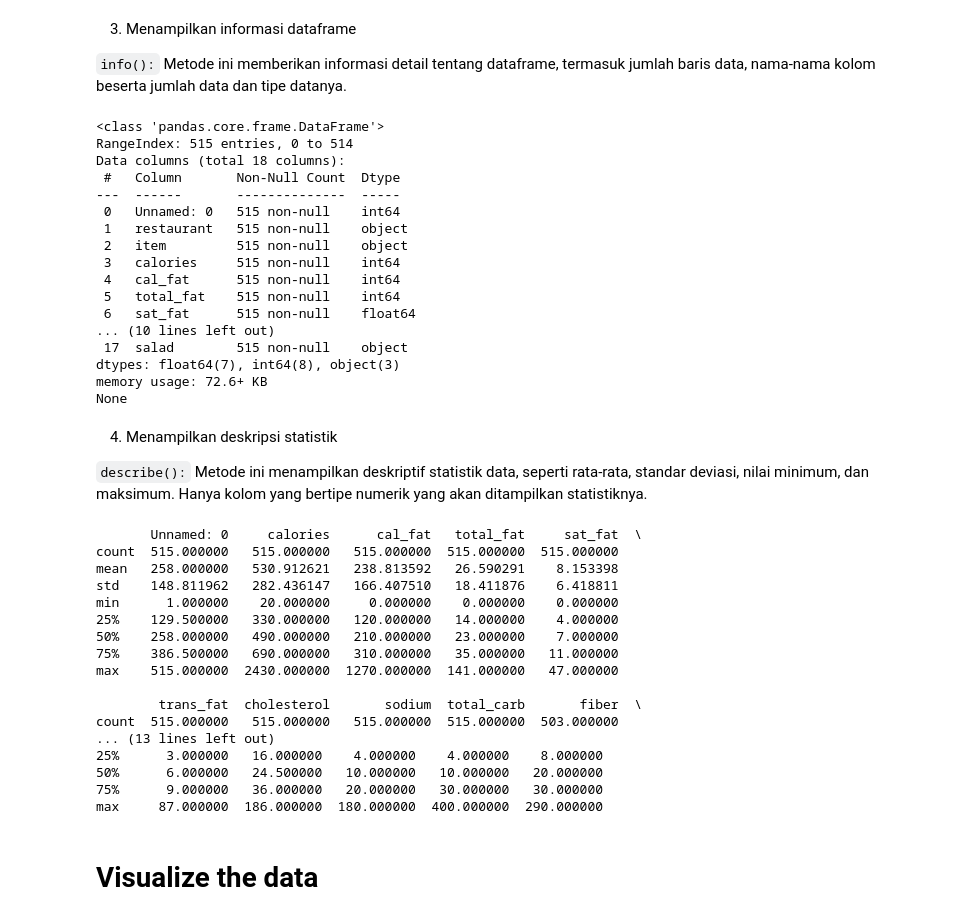
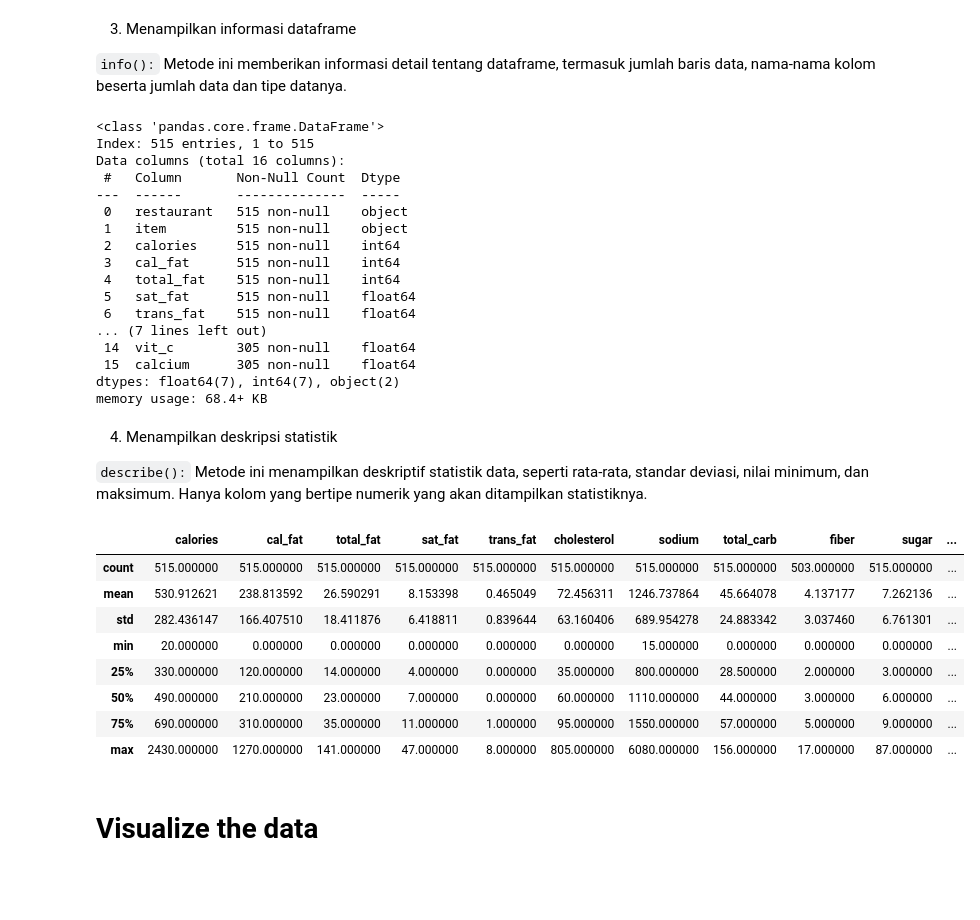
Before and after one commit to Mizuras/Intro-to-Programming, a Jupyter notebook: 2-Data-Visualization/Mini_Project.ipynb, the cells around one changed output. Saved outputs shown, nothing was run; the diff lists cells and outputs as text; code cells hidden in the pictures; blank space fills up the shorter version.

```diff
--- a/2-Data-Visualization/Mini_Project.ipynb
+++ b/2-Data-Visualization/Mini_Project.ipynb
@@ -22,7 +22,7 @@ import seaborn as sns
 
 Untuk menentukan jalur file dalam berbagai bahasa pemrograman, Anda dapat menggunakan sintaks yang sesuai dengan bahasa yang Anda gunakan. Di bawah ini adalah contoh cara menentukan jalur file dalam beberapa bahasa pemrograman yang umum digunakan:
 # %%
-file_path = 'C:/Users/ASUS/New folder/Intro-to-Programming/2-Data-Visualization/Data/fastfood_calories.csv'
+file_path = "D:\\KULIAH\\MSIB\\Skilvul\\Learn\\Intro-to-Programming\\2-Data-Visualization\\Data\\fastfood_calories.csv"
 # %% [markdown]
 Pastikan untuk mengganti "/path/to/your/file.txt" dengan jalur sebenarnya ke file yang Anda tuju. Dalam beberapa kasus, Anda mungkin juga perlu menggunakan karakter escape untuk karakter seperti backslash ("") dalam jalur file, tergantung pada bahasa pemrograman yang Anda gunakan.
 # %% [markdown]
@@ -56,11 +40,9 @@ Contoh menggunakan Pandas
 
 Metode `.head()` akan menampilkan lima baris pertama dari dataframe. Jika ingin menampilkan jumlah baris yang berbeda, dapat menambahkan argumen ke dalam metode tersebut, misalnya `df.head(10)` untuk menampilkan sepuluh baris pertama.
 # %%
-import pandas as pd
-
 # Read the CSV file
-df = pd.read_csv('C:/Users/ASUS/New folder/Intro-to-Programming/2-Data-Visualization/Data/fastfood_calories.csv')
+df = pd.read_csv(file_path, index_col=[0]).drop(columns=['salad'])
 
 # Display the first few rows of the dataframe
-print(df.head())
+df.head()
 # %% [output]
@@ -88,11 +56,3 @@ print(df.head())
 2. Menampilkan beberapa baris terbawah
 
 Metode `.tail()` akan menampilkan lima baris terbawah dari dataframe. Jika Anda ingin menampilkan jumlah baris yang berbeda, Anda dapat menambahkan argumen ke dalam metode tersebut, misalnya `df.tail(5)` untuk menampilkan sepuluh baris terbawah.
-# %%
-import pandas as pd
-
-# Read your CSV file into a dataframe (replace 'your_file.csv' with the actual file path)
-df = pd.read_csv('C:/Users/ASUS/New folder/Intro-to-Programming/2-Data-Visualization/Data/fastfood_calories.csv')
-
-# Display the last 5 rows
-print(df.tail(5))
@@ -123,50 +72,42 @@ print(df.tail(5))
 `info():` Metode ini memberikan informasi detail tentang dataframe, termasuk jumlah baris data, nama-nama kolom beserta jumlah data dan tipe datanya.
 # %%
 # Display information about the dataframe
-print(df.info())
+df.info()
 # %% [output]
 <class 'pandas.core.frame.DataFrame'>
-RangeIndex: 515 entries, 0 to 514
-Data columns (total 18 columns):
+Index: 515 entries, 1 to 515
+Data columns (total 16 columns):
  #   Column       Non-Null Count  Dtype
 ---  ------       --------------  -----
- 0   Unnamed: 0   515 non-null    int64
- 1   restaurant   515 non-null    object
- 2   item         515 non-null    object
- 3   calories     515 non-null    int64
- 4   cal_fat      515 non-null    int64
- 5   total_fat    515 non-null    int64
- 6   sat_fat      515 non-null    float64
-... (10 lines left out)
- 17  salad        515 non-null    object
-dtypes: float64(7), int64(8), object(3)
-memory usage: 72.6+ KB
-None
+ 0   restaurant   515 non-null    object
+ 1   item         515 non-null    object
+ 2   calories     515 non-null    int64
+ 3   cal_fat      515 non-null    int64
+ 4   total_fat    515 non-null    int64
+ 5   sat_fat      515 non-null    float64
+ 6   trans_fat    515 non-null    float64
+... (7 lines left out)
+ 14  vit_c        305 non-null    float64
+ 15  calcium      305 non-null    float64
+dtypes: float64(7), int64(7), object(2)
+memory usage: 68.4+ KB
 # %% [markdown]
 4. Menampilkan deskripsi statistik
 
 `describe():` Metode ini menampilkan deskriptif statistik data, seperti rata-rata, standar deviasi, nilai minimum, dan maksimum. Hanya kolom yang bertipe numerik yang akan ditampilkan statistiknya.
 # %%
 # Displays descriptive statistical data
-print(df.describe())
+df.describe()
 # %% [output]
-       Unnamed: 0     calories      cal_fat   total_fat     sat_fat  \
-count  515.000000   515.000000   515.000000  515.000000  515.000000
-mean   258.000000   530.912621   238.813592   26.590291    8.153398
-std    148.811962   282.436147   166.407510   18.411876    6.418811
-min      1.000000    20.000000     0.000000    0.000000    0.000000
-25%    129.500000   330.000000   120.000000   14.000000    4.000000
-50%    258.000000   490.000000   210.000000   23.000000    7.000000
-75%    386.500000   690.000000   310.000000   35.000000   11.000000
-max    515.000000  2430.000000  1270.000000  141.000000   47.000000
-
-        trans_fat  cholesterol       sodium  total_carb       fiber  \
-count  515.000000   515.000000   515.000000  515.000000  503.000000
-... (13 lines left out)
-25%      3.000000   16.000000    4.000000    4.000000    8.000000
-50%      6.000000   24.500000   10.000000   10.000000   20.000000
-75%      9.000000   36.000000   20.000000   30.000000   30.000000
-max     87.000000  186.000000  180.000000  400.000000  290.000000
+|  | calories | cal_fat | total_fat | sat_fat | trans_fat | cholesterol | sodium | total_carb | fiber | sugar | ... |
+| count | 515.000000 | 515.000000 | 515.000000 | 515.000000 | 515.000000 | 515.000000 | 515.000000 | 515.000000 | 503.000000 | 515.000000 | ... |
+| mean | 530.912621 | 238.813592 | 26.590291 | 8.153398 | 0.465049 | 72.456311 | 1246.737864 | 45.664078 | 4.137177 | 7.262136 | ... |
+| std | 282.436147 | 166.407510 | 18.411876 | 6.418811 | 0.839644 | 63.160406 | 689.954278 | 24.883342 | 3.037460 | 6.761301 | ... |
+| min | 20.000000 | 0.000000 | 0.000000 | 0.000000 | 0.000000 | 0.000000 | 15.000000 | 0.000000 | 0.000000 | 0.000000 | ... |
+| 25% | 330.000000 | 120.000000 | 14.000000 | 4.000000 | 0.000000 | 35.000000 | 800.000000 | 28.500000 | 2.000000 | 3.000000 | ... |
+| 50% | 490.000000 | 210.000000 | 23.000000 | 7.000000 | 0.000000 | 60.000000 | 1110.000000 | 44.000000 | 3.000000 | 6.000000 | ... |
+| 75% | 690.000000 | 310.000000 | 35.000000 | 11.000000 | 1.000000 | 95.000000 | 1550.000000 | 57.000000 | 5.000000 | 9.000000 | ... |
+| max | 2430.000000 | 1270.000000 | 141.000000 | 47.000000 | 8.000000 | 805.000000 | 6080.000000 | 156.000000 | 17.000000 | 87.000000 | ... |
 # %% [markdown]
 # Visualize the data
 # %% [markdown]
```
Also changed, not shown: parts of 6 cells of this notebook.
